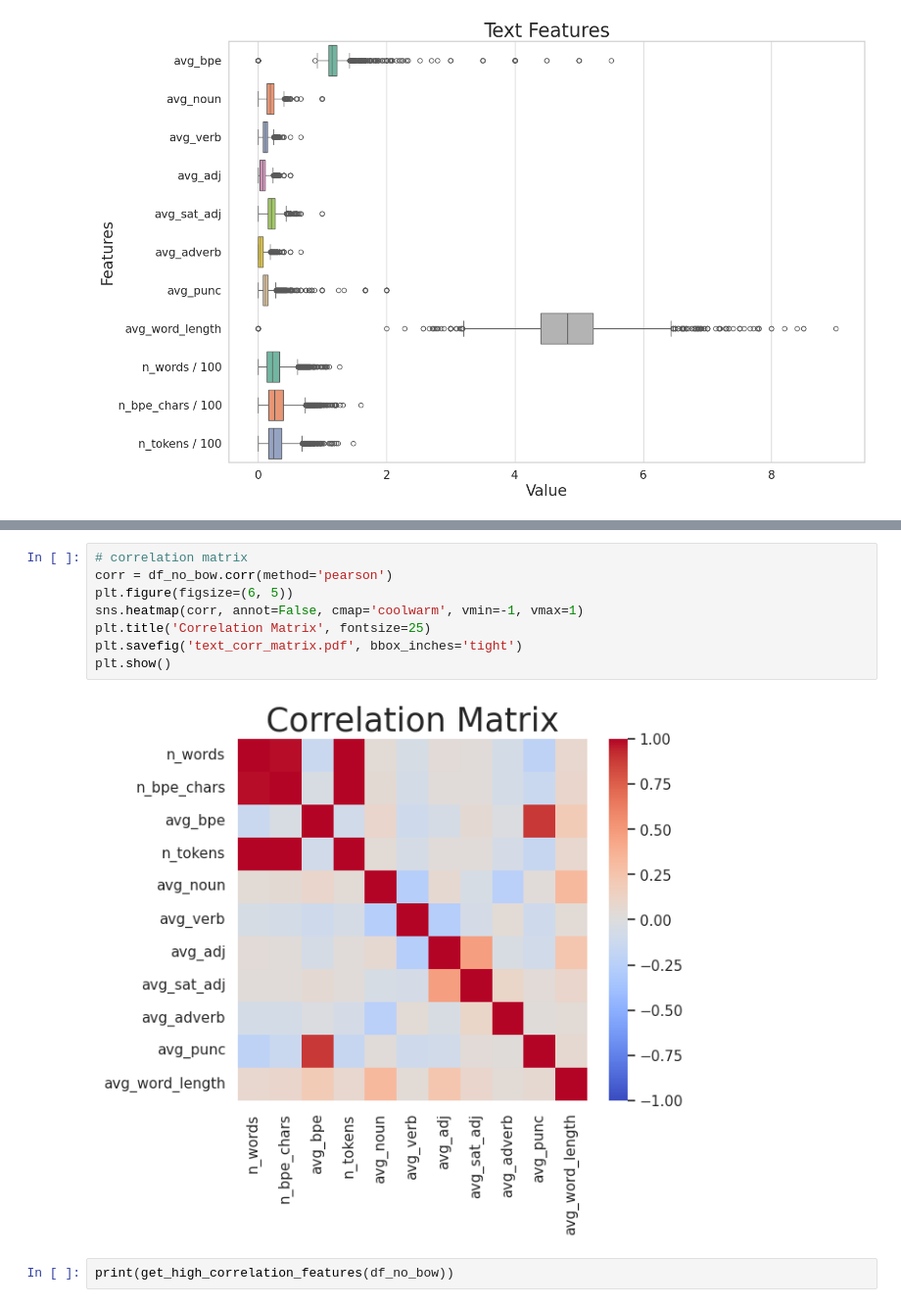
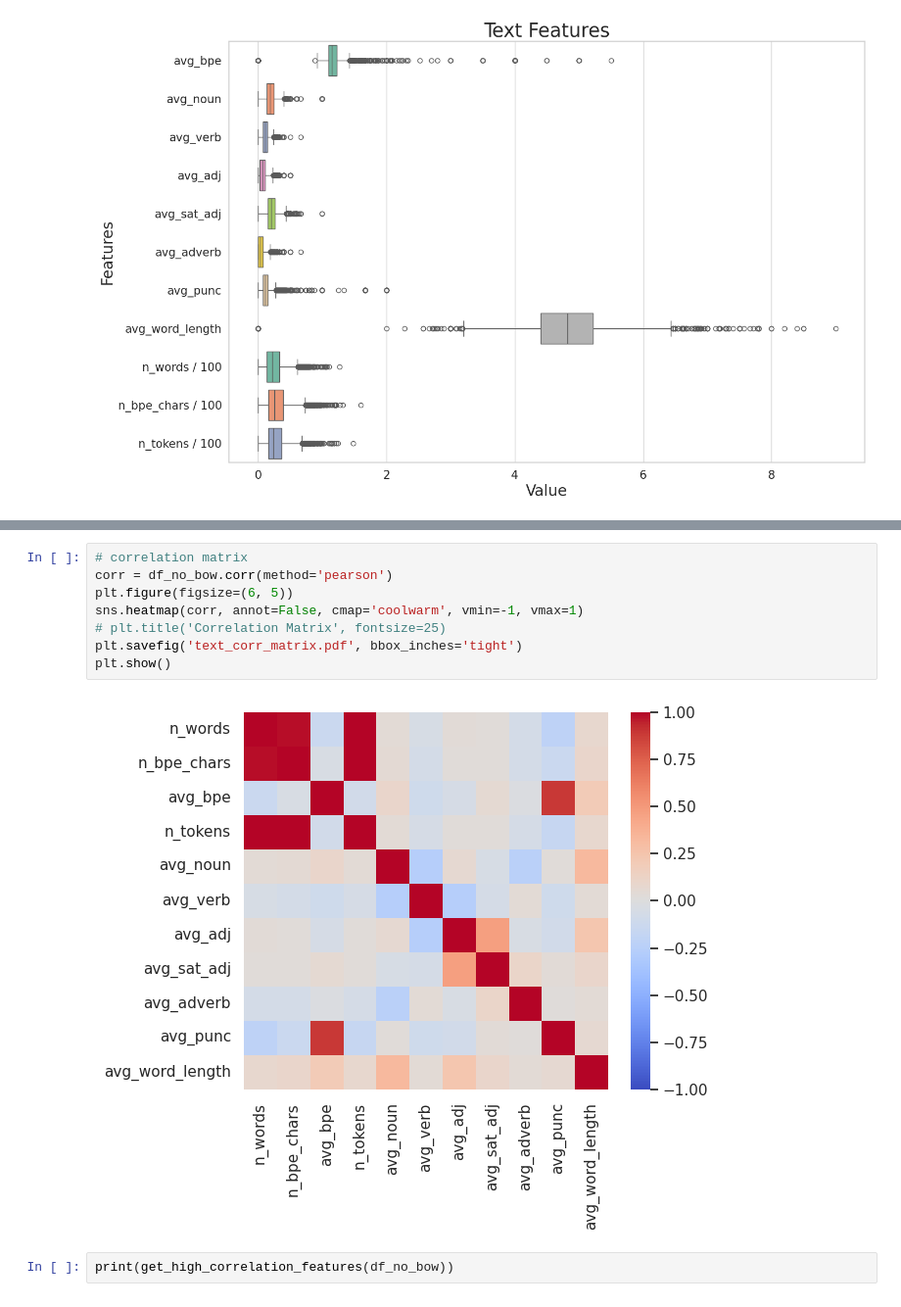
Before and after one commit to HitkoDev/energy-efficient-ml, a Jupyter notebook: code/feature-engineering/plot.ipynb, the cells around one changed output, grey strips where cells are left out. Shown at 98% size. Drawn from its saved outputs; the diff is of its cells as text.

Commit message:
Feature engineering plot - rerun

```diff
--- a/code/feature-engineering/plot.ipynb
+++ b/code/feature-engineering/plot.ipynb
@@ -296,13 +296,13 @@ for col in df_no_bow.columns:
 # %%
 # correlation matrix
 corr = df_no_bow.corr(method='pearson')
 plt.figure(figsize=(6, 5))
 sns.heatmap(corr, annot=False, cmap='coolwarm', vmin=-1, vmax=1)
-plt.title('Correlation Matrix', fontsize=25)
+# plt.title('Correlation Matrix', fontsize=25)
 plt.savefig('text_corr_matrix.pdf', bbox_inches='tight')
 plt.show()
 # %% [output]
-[figure, old version]
+[figure, new version]
 # %%
 print(get_high_correlation_features(df_no_bow))
 # %% [output]
```
Also changed, not shown: parts of 3 cells of this notebook, 3 other files.
